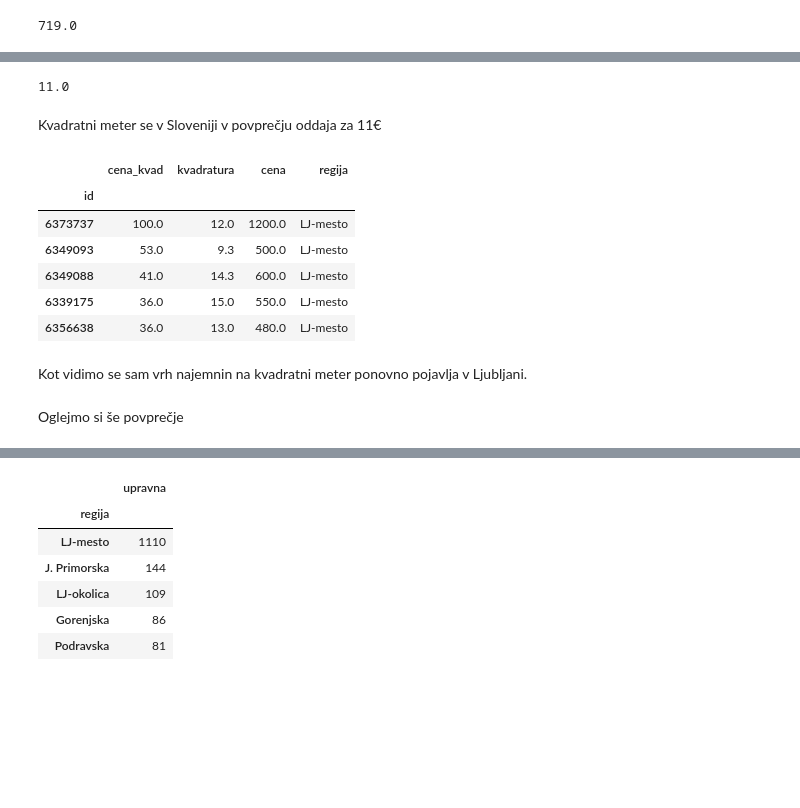
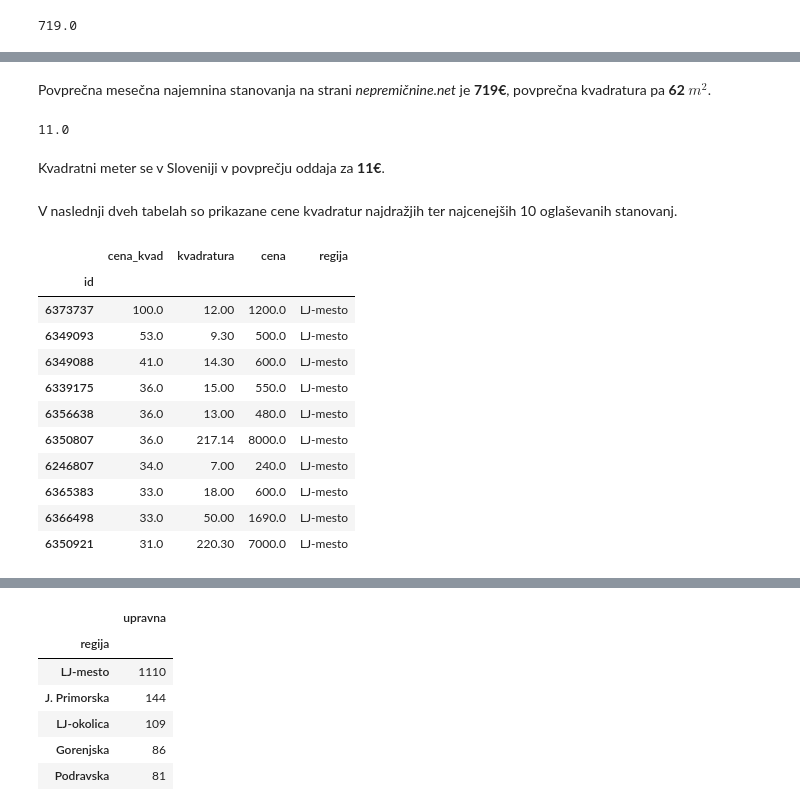
Before and after one commit to gajajamnik/analiza-stanovanj, a Jupyter notebook: Analiza stanovanj.ipynb, the cells around one changed output, grey strips where cells are left out. Cells and saved outputs as stored; diff of their text form; code cells hidden in the pictures; blank space fills up the shorter version.

```diff
--- a/Analiza stanovanj.ipynb
+++ b/Analiza stanovanj.ipynb
@@ -55,3 +66,5 @@ Za razliko od hipoteze se prvih 5 najdražjih stanovanj v najem oddaja v Ljublja
+# %% [markdown]
+Povprečna mesečna najemnina stanovanja na strani *nepremičnine.net* je **719€**, povprečna kvadratura pa **62 $m^2$**.
 # %%
 Stanovanja['cena_kvad'] = (Stanovanja.cena // Stanovanja.kvadratura)
 slo_stanovanja = Stanovanja[(Stanovanja.regija != 'Šibeniško-kninska') & (Stanovanja.regija != 'Istrska') & (Stanovanja.regija != 'Primorsko-goranska')]
@@ -60,18 +73,21 @@ sum(slo_stanovanja.cena_kvad) // 1710
 # %% [output]
 11.0
 # %% [markdown]
-Kvadratni meter se v Sloveniji v povprečju oddaja za 11€
+Kvadratni meter se v Sloveniji v povprečju oddaja za **11€**.
+# %% [markdown]
+V naslednji dveh tabelah so prikazane cene kvadratur najdražjih ter najcenejših 10 oglaševanih stanovanj.
 # %%
-slo_stanovanja[['cena_kvad', 'kvadratura', 'cena', 'regija']].sort_values('cena_kvad', ascending=False).head(5)
+slo_stanovanja[['cena_kvad', 'kvadratura', 'cena', 'regija']].sort_values('cena_kvad', ascending=False).head(10)
 # %% [output]
 |  | cena_kvad | kvadratura | cena | regija |
 | id |  |  |  |  |
-| 6373737 | 100.0 | 12.0 | 1200.0 | LJ-mesto |
-| 6349093 | 53.0 | 9.3 | 500.0 | LJ-mesto |
-| 6349088 | 41.0 | 14.3 | 600.0 | LJ-mesto |
-| 6339175 | 36.0 | 15.0 | 550.0 | LJ-mesto |
-| 6356638 | 36.0 | 13.0 | 480.0 | LJ-mesto |
+| 6373737 | 100.0 | 12.00 | 1200.0 | LJ-mesto |
+| 6349093 | 53.0 | 9.30 | 500.0 | LJ-mesto |
+| 6349088 | 41.0 | 14.30 | 600.0 | LJ-mesto |
+| 6339175 | 36.0 | 15.00 | 550.0 | LJ-mesto |
+| 6356638 | 36.0 | 13.00 | 480.0 | LJ-mesto |
+| 6350807 | 36.0 | 217.14 | 8000.0 | LJ-mesto |
+| 6246807 | 34.0 | 7.00 | 240.0 | LJ-mesto |
+| 6365383 | 33.0 | 18.00 | 600.0 | LJ-mesto |
+| 6366498 | 33.0 | 50.00 | 1690.0 | LJ-mesto |
+| 6350921 | 31.0 | 220.30 | 7000.0 | LJ-mesto |
-# %% [markdown]
-Kot vidimo se sam vrh najemnin na kvadratni meter ponovno pojavlja v Ljubljani.
-# %% [markdown]
-Oglejmo si še povprečje
```
Also changed, not shown: parts of 77 cells of this notebook.
